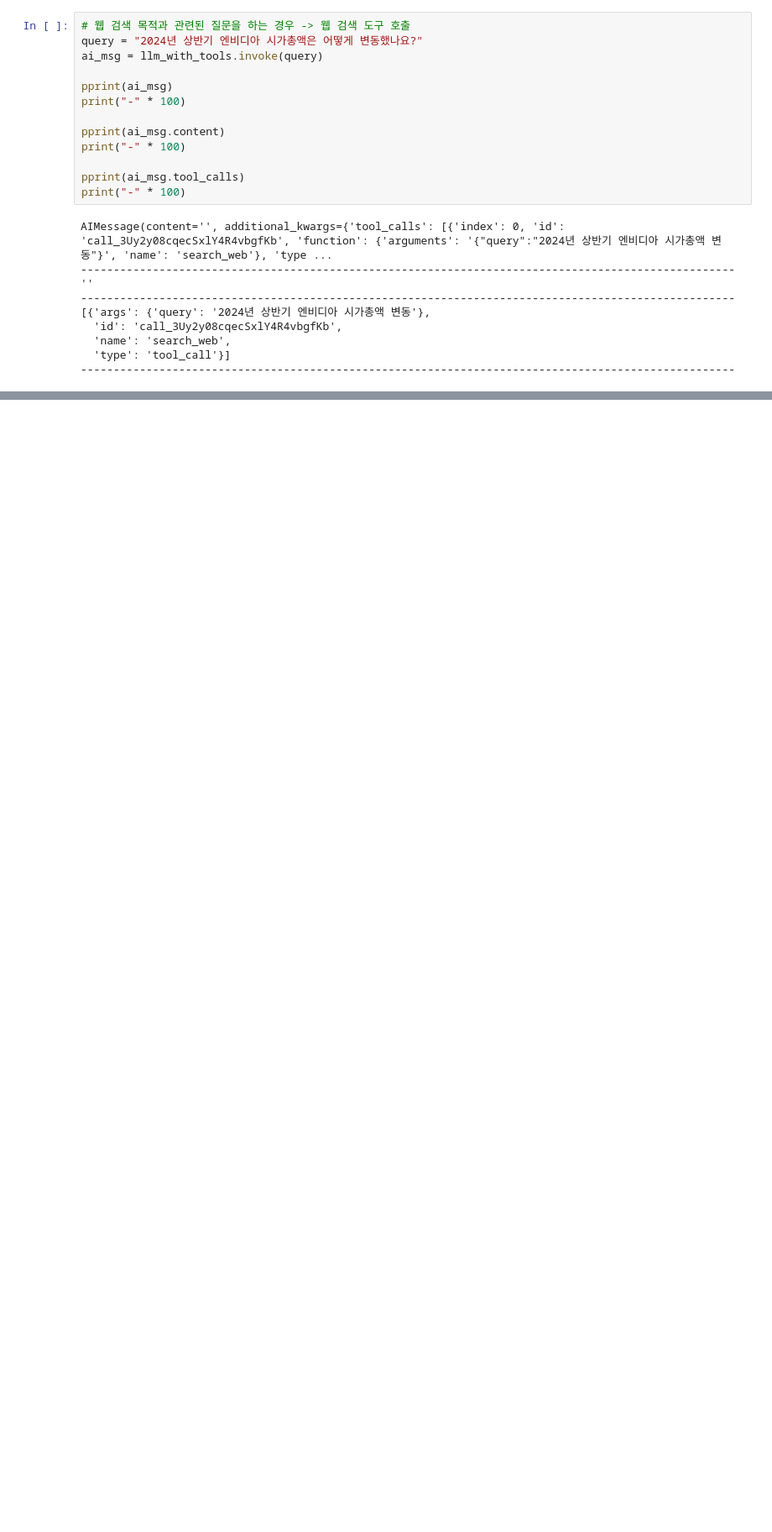
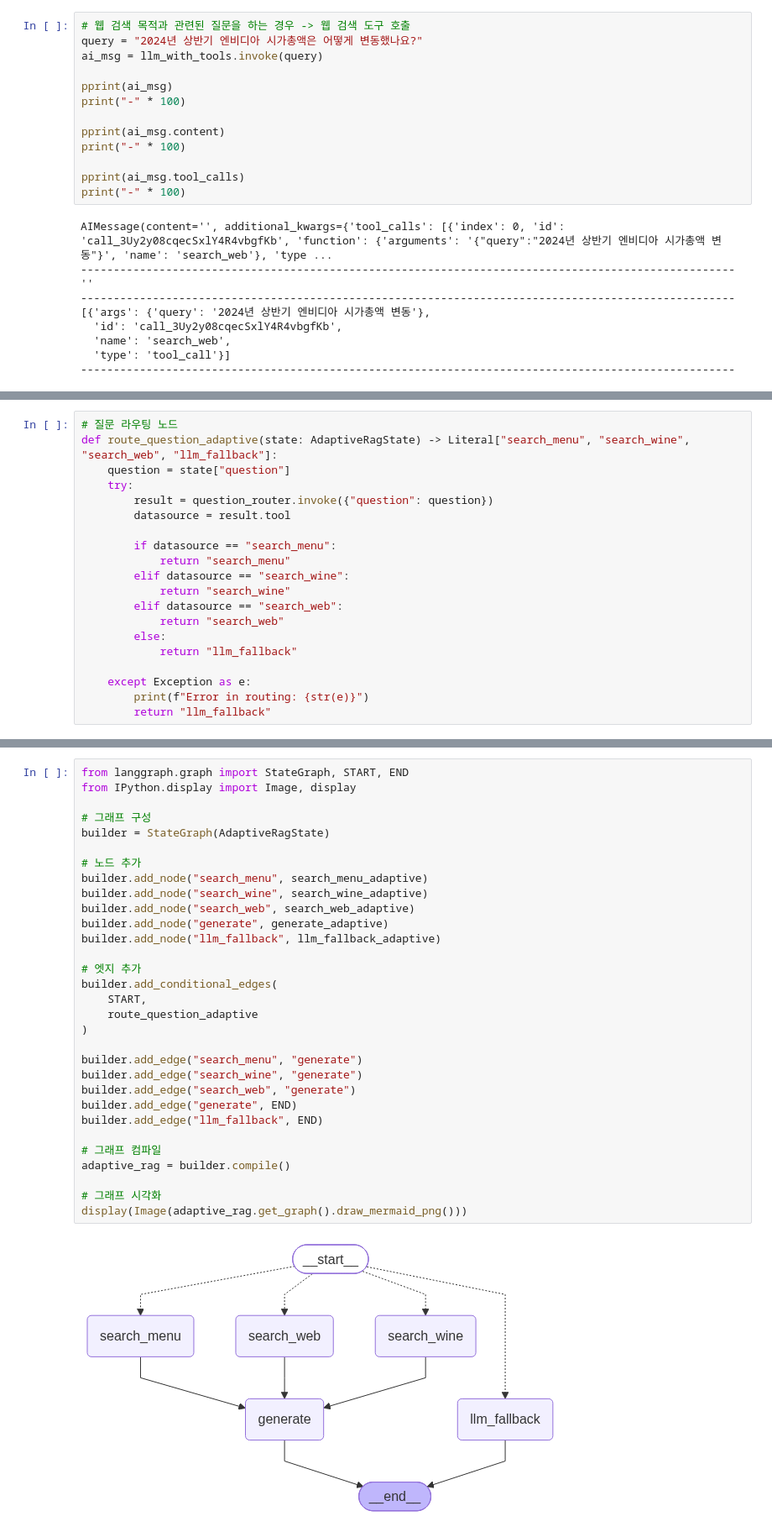
Before and after one commit to neverlish/Learned, a Jupyter notebook: llm/inflearn-aiagent-ragsystem-langgraph/06_LangGraph_AgenticRAG.ipynb, the cells around one changed output, grey strips where cells are left out. Shown at 84% size. Drawn from its saved outputs; the diff is of its cells as text; blank space fills up the shorter version.

Commit message:
6 - 40 Adaptive RAG 에이전트 구현하기

```diff
--- a/llm/inflearn-aiagent-ragsystem-langgraph/06_LangGraph_AgenticRAG.ipynb
+++ b/llm/inflearn-aiagent-ragsystem-langgraph/06_LangGraph_AgenticRAG.ipynb
@@ -168,0 +219,20 @@ AIMessage(content='', additional_kwargs={'tool_calls': [{'index': 0, 'id': 'call
+# %%
+# 질문 라우팅 노드
+def route_question_adaptive(state: AdaptiveRagState) -> Literal["search_menu", "search_wine", "search_web", "llm_fallback"]:
+    question = state["question"]
+    try:
+        result = question_router.invoke({"question": question})
+        datasource = result.tool
+
+        if datasource == "search_menu":
+            return "search_menu"
+        elif datasource == "search_wine":
+            return "search_wine"
+        elif datasource == "search_web":
+            return "search_web"
+        else:
+            return "llm_fallback"
+
+    except Exception as e:
+        print(f"Error in routing: {str(e)}")
+        return "llm_fallback"
@@ -168,0 +334,33 @@ AIMessage(content='', additional_kwargs={'tool_calls': [{'index': 0, 'id': 'call
+# %%
+from langgraph.graph import StateGraph, START, END
+from IPython.display import Image, display
+
+# 그래프 구성
+builder = StateGraph(AdaptiveRagState)
+
+# 노드 추가
+builder.add_node("search_menu", search_menu_adaptive)
+builder.add_node("search_wine", search_wine_adaptive)
+builder.add_node("search_web", search_web_adaptive)
+builder.add_node("generate", generate_adaptive)
+builder.add_node("llm_fallback", llm_fallback_adaptive)
+
+# 엣지 추가
+builder.add_conditional_edges(
+    START,
+    route_question_adaptive
+)
+
+builder.add_edge("search_menu", "generate")
+builder.add_edge("search_wine", "generate")
+builder.add_edge("search_web", "generate")
+builder.add_edge("generate", END)
+builder.add_edge("llm_fallback", END)
+
+# 그래프 컴파일
+adaptive_rag = builder.compile()
+
+# 그래프 시각화
+display(Image(adaptive_rag.get_graph().draw_mermaid_png()))
+# %% [output]
+[figure, added]
```
Also changed, not shown: parts of 6 cells of this notebook.
